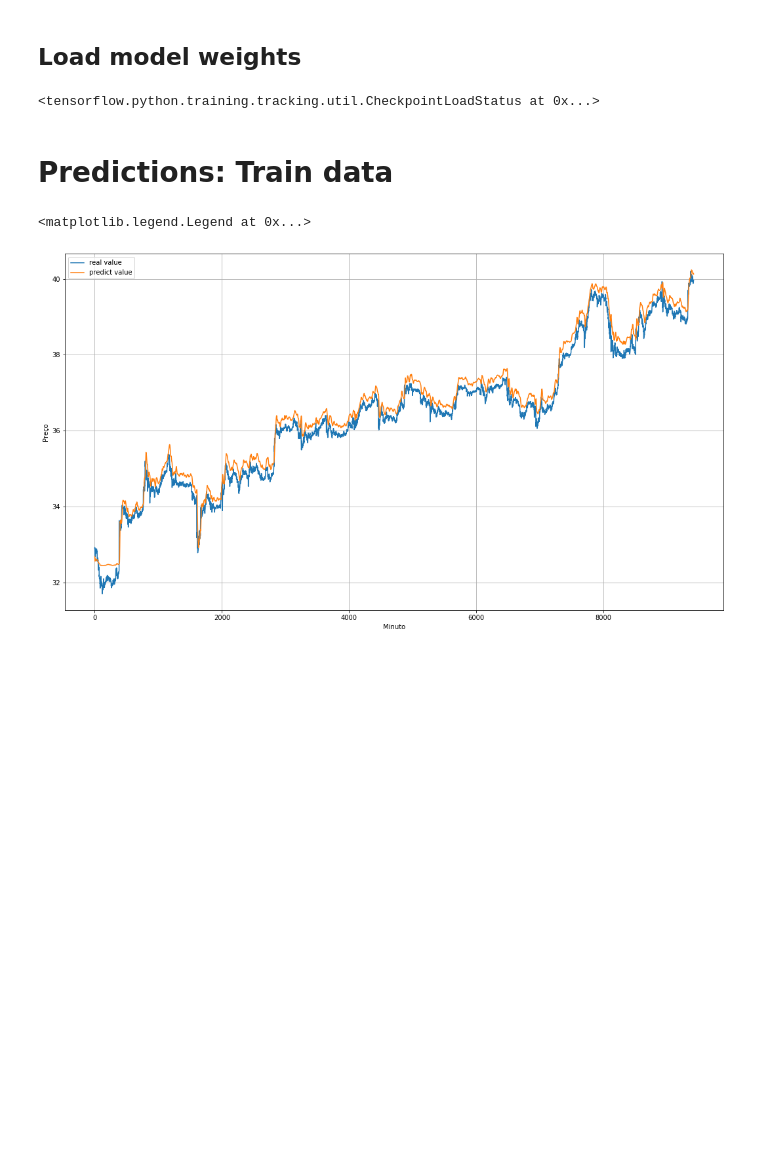
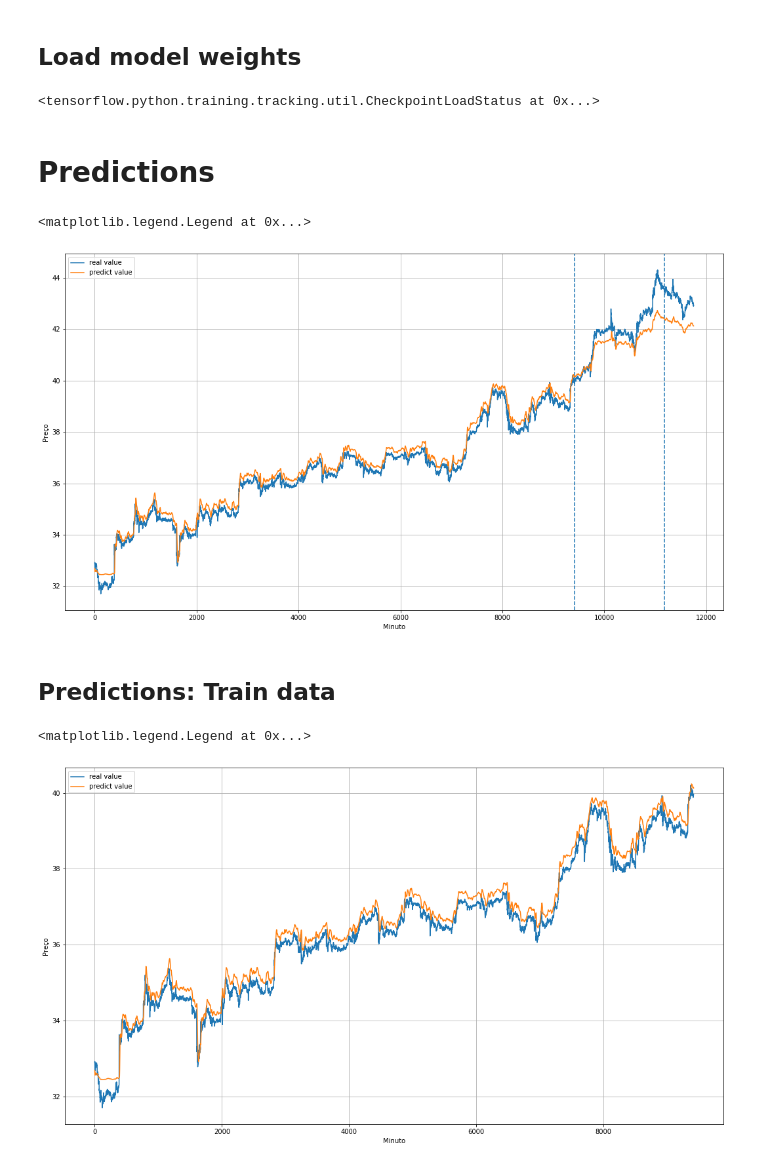
Before and after one commit to matheusbfernandes/stock-market-prediction, a Jupyter notebook: model/cnn_lstm_model.ipynb, the cells around one changed output. Cells and saved outputs as stored; diff of their text form; code cells hidden in the pictures; blank space fills up the shorter version.

```diff
--- a/model/cnn_lstm_model.ipynb
+++ b/model/cnn_lstm_model.ipynb
@@ -199,8 +196,24 @@ model.save_weights('weights/model_weights.ckpt')
 model.load_weights('weights/model_weights.ckpt')
 # %% [output]
 <tensorflow.python.training.tracking.util.CheckpointLoadStatus at 0x...>
+# %% [markdown]
+# Predictions
+# %%
+total_forecast = np.concatenate((forecast_train[:,0], forecast_validation[:,0], forecast_dev[:,0]))
+total_labels = np.concatenate((labels_train, labels_validation, labels_dev))
+
+plt.figure(figsize=(18, 10))
+plot_series(np.arange(total_labels.shape[0]), total_labels, "real value")
+plot_series(np.arange(total_labels.shape[0]), total_forecast, "predict value")
+xpositions = [labels_train.shape[0], (labels_train.shape[0] + labels_validation.shape[0])]
+for xp in xpositions:
+    plt.axvline(x=xp, corlinestyle='--')
+plt.legend(loc='upper left')
+# %% [output]
+<matplotlib.legend.Legend at 0x...>
+[figure, added]
 # %% [markdown]
-# Predictions: Train data
+## Predictions: Train data
 # %%
 forecast_train = model.predict(unshuffled_train_set, steps=TRAIN_STEP)
 
```
Also changed, not shown: parts of 13 cells of this notebook, 4 other files.
